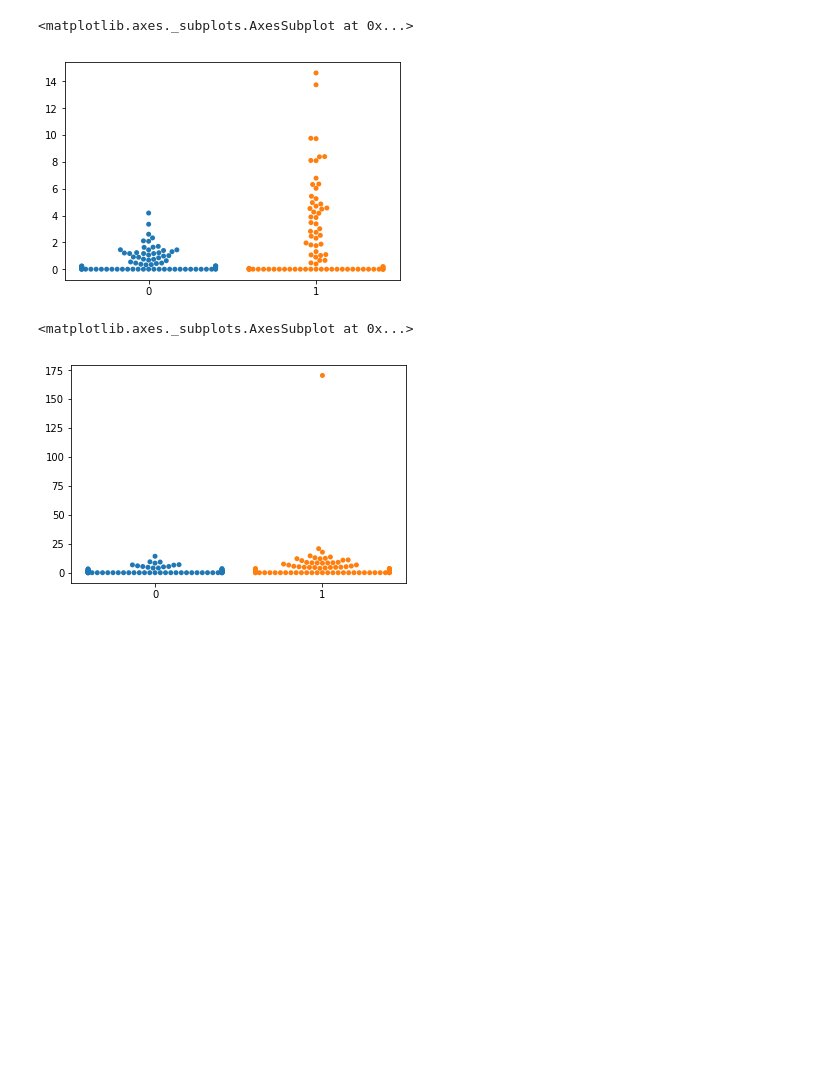
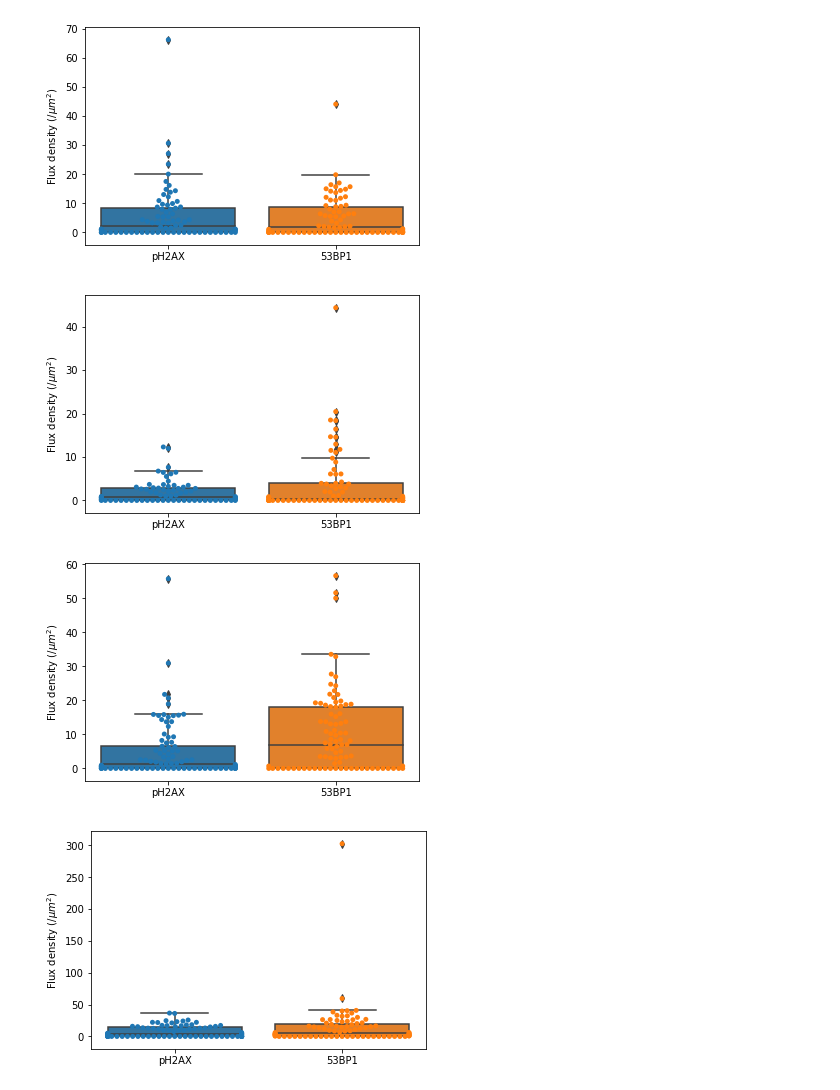
Before and after one commit to jiongyi/postdoc, a Jupyter notebook: dna_damage/2018_12_30_batch_quantify_colocalization.ipynb, the cells around one changed output. Drawn from its saved outputs; the diff is of its cells as text; code cells hidden in the pictures; blank space fills up the shorter version.

```diff
--- a/dna_damage/2018_12_30_batch_quantify_colocalization.ipynb
+++ b/dna_damage/2018_12_30_batch_quantify_colocalization.ipynb
@@ -18,14 +11,11 @@ axes4_obj, data4_frame = plot_quantification(wtb_60m_post_2gr_csv_dict)
-# %%
-untreated_ph2ax_row = data1_frame.get('pH2AX').values
-untreated_53bp1_row = data1_frame.get('53BP1').values
-treated_ph2ax_row = data4_frame.get('pH2AX').values
-treated_53bp1_row = data4_frame.get('53BP1').values
-swarmplot(data = [untreated_ph2ax_row.transpose(), treated_ph2ax_row.transpose()])
-# %% [output]
-<matplotlib.axes._subplots.AxesSubplot at 0x...>
-[figure, removed]
-# %%
-swarmplot(data = [untreated_53bp1_row.transpose(), treated_53bp1_row.transpose()])
-# %% [output]
-<matplotlib.axes._subplots.AxesSubplot at 0x...>
-[figure, removed]
+# %%
+axes1_obj, wtb_30m_post2gr_data = plot_quantification(compile_csv_files('/home/jiongyi/Documents/dna_damage/immunofluorescence/2018_12_28/u2os_wt_30_m_post_2gr_pH2AX_53pb1_dapi_b'))
+axes2_obj, wta_60m_post0gr_data = plot_quantification(compile_csv_files('/home/jiongyi/Documents/dna_damage/immunofluorescence/2018_12_28/u2os_wt_60_m_post_0gr_pH2AX_53pb1_dapi_a'))
+axes3_obj, wta_60m_post2gr_data = plot_quantification(compile_csv_files('/home/jiongyi/Documents/dna_damage/immunofluorescence/2018_12_28/u2os_wt_60_m_post_2gr_pH2AX_53pb1_dapi_a'))
+axes4_obj, wtb_60m_post2gr_data = plot_quantification(compile_csv_files('/home/jiongyi/Documents/dna_damage/immunofluorescence/2018_12_29/u2os_wt_60_m_post_2gr_dapi_gh2ax_53bp1_b'))
+axes5_obj, ipo9kda_60m_post2gr_data = plot_quantification(compile_csv_files('/home/jiongyi/Documents/dna_damage/immunofluorescence/2018_12_28/u2os_ipo9_kd_60_m_post_2gr_pH2AX_53pb1_dapi_a'))
+# %% [output]
+[figure, added]
+[figure, added]
+[figure, added]
+[figure, added]
```
Also changed, not shown: parts of 3 cells of this notebook, 1 other file.
